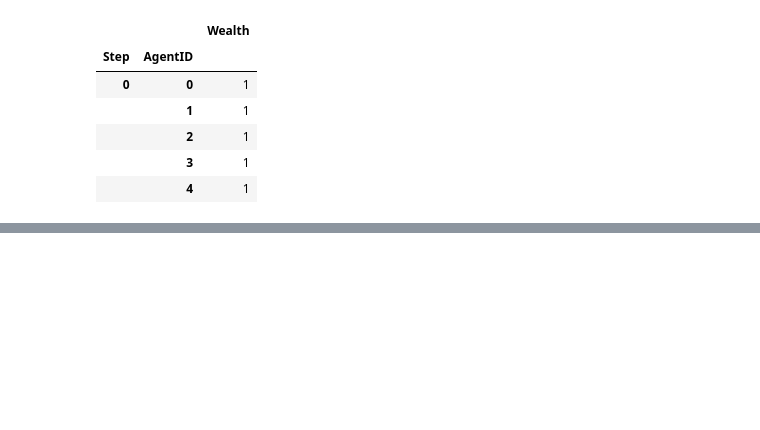
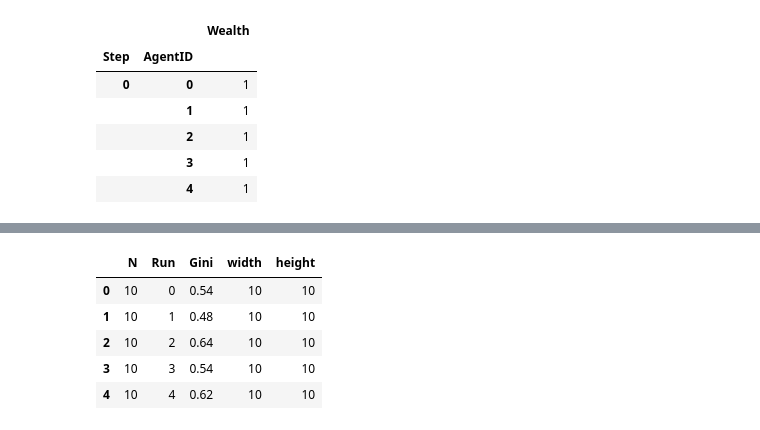
Before and after one commit to vincentveyron/mesa-tutorial, a Jupyter notebook: 1 - model test.ipynb, the cells around one changed output, grey strips where cells are left out. Saved outputs shown, nothing was run; the diff lists cells and outputs as text; code cells hidden in the pictures; blank space fills up the shorter version.

```diff
--- a/1 - model test.ipynb
+++ b/1 - model test.ipynb
@@ -45,0 +70,10 @@ one_agent_wealth.head()
+# %%
+run_data = batch_run.get_model_vars_dataframe()
+run_data.head()
+# %% [output]
+|  | N | Run | Gini | width | height |
+| 0 | 10 | 0 | 0.54 | 10 | 10 |
+| 1 | 10 | 1 | 0.48 | 10 | 10 |
+| 2 | 10 | 2 | 0.64 | 10 | 10 |
+| 3 | 10 | 3 | 0.54 | 10 | 10 |
+| 4 | 10 | 4 | 0.62 | 10 | 10 |
```
Also changed, not shown: parts of 6 cells of this notebook, 1 other file.
